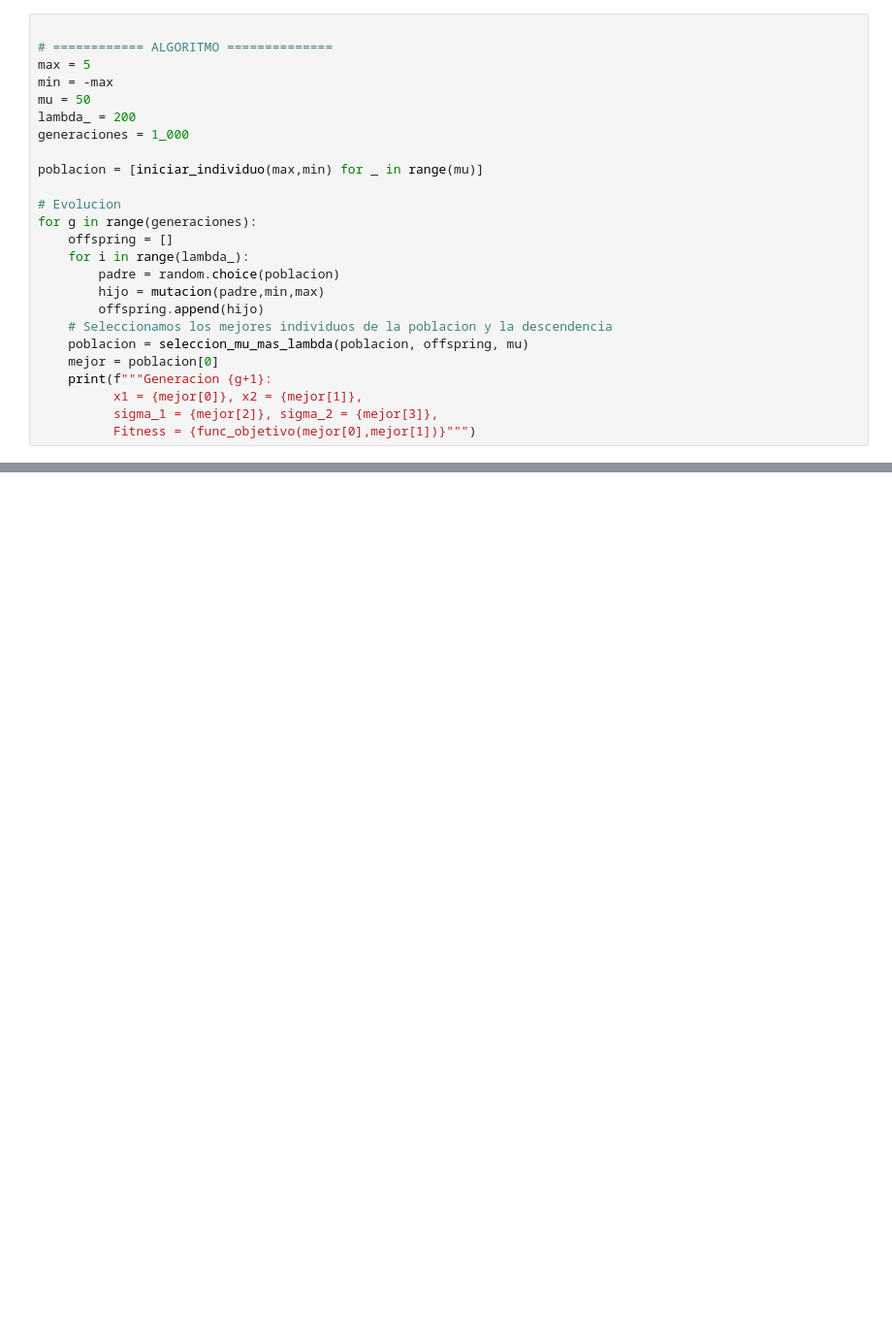
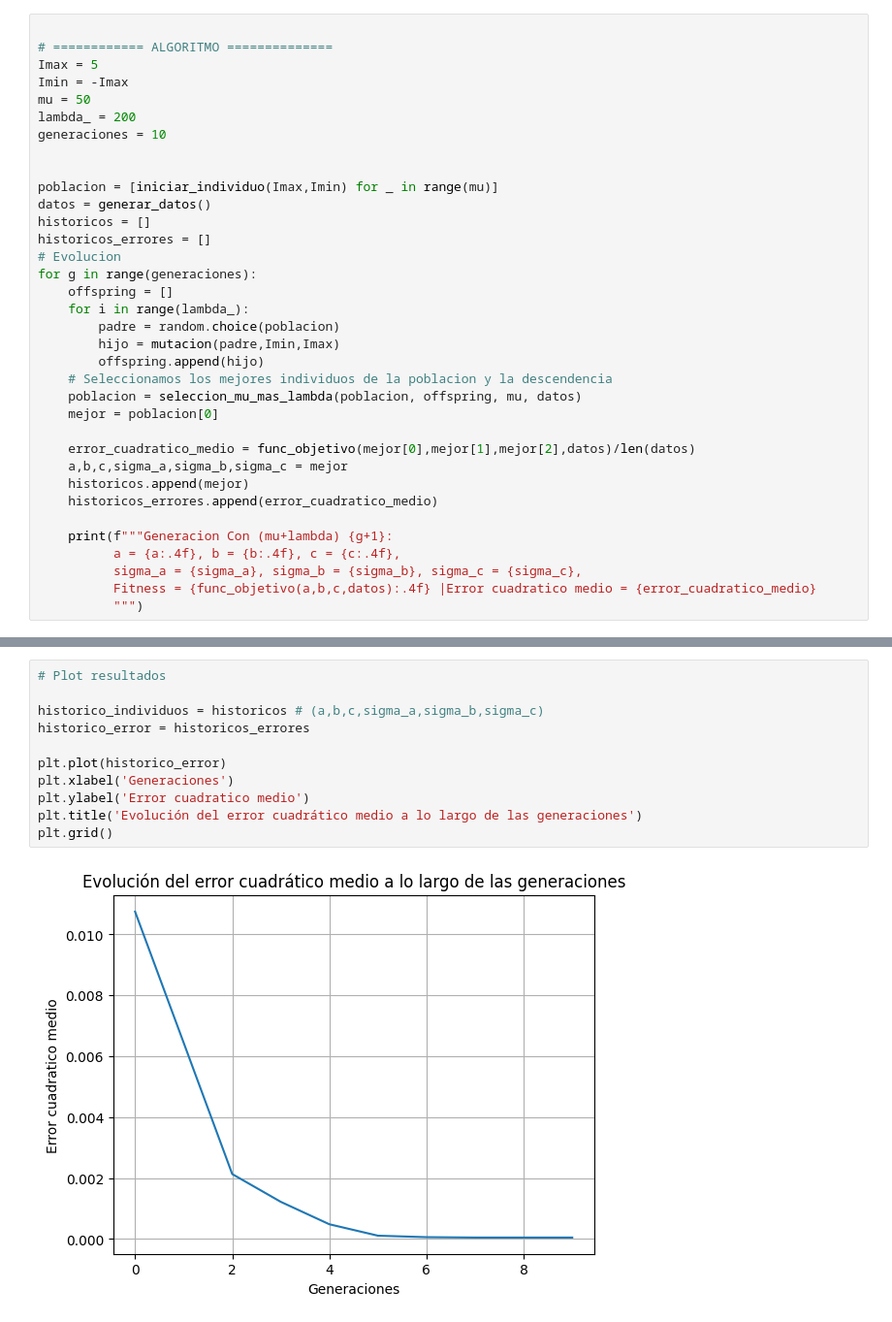
Before and after one commit to Seikened/semestre_v, a Jupyter notebook: algoritmos_bioinspirados/velucion_adaptativa.ipynb, the cells around one changed output, grey strips where cells are left out. Shown at 97% size. Cells and saved outputs as stored; diff of their text form; blank space fills up the shorter version.

```diff
--- a/algoritmos_bioinspirados/velucion_adaptativa.ipynb
+++ b/algoritmos_bioinspirados/velucion_adaptativa.ipynb
@@ -62,26 +79,36 @@ def seleccion_mu_mas_lambda(padres,hijos,mu):
 # %%
 
 # ============ ALGORITMO ==============
-max = 5
-min = -max
+Imax = 5
+Imin = -Imax
 mu = 50
 lambda_ = 200
-generaciones = 1_000
+generaciones = 10
 
-poblacion = [iniciar_individuo(max,min) for _ in range(mu)]
 
+poblacion = [iniciar_individuo(Imax,Imin) for _ in range(mu)]
+datos = generar_datos()
+historicos = []
+historicos_errores = []
 # Evolucion
 for g in range(generaciones):
     offspring = []
     for i in range(lambda_):
         padre = random.choice(poblacion)
-        hijo = mutacion(padre,min,max)
+        hijo = mutacion(padre,Imin,Imax)
         offspring.append(hijo)
     # Seleccionamos los mejores individuos de la poblacion y la descendencia
-    poblacion = seleccion_mu_mas_lambda(poblacion, offspring, mu)
+    poblacion = seleccion_mu_mas_lambda(poblacion, offspring, mu, datos)
     mejor = poblacion[0]
-    print(f"""Generacion {g+1}:
-          x1 = {mejor[0]}, x2 = {mejor[1]},
-          sigma_1 = {mejor[2]}, sigma_2 = {mejor[3]},
-          Fitness = {func_objetivo(mejor[0],mejor[1])}""")
+
+    error_cuadratico_medio = func_objetivo(mejor[0],mejor[1],mejor[2],datos)/len(datos)
+    a,b,c,sigma_a,sigma_b,sigma_c = mejor
+    historicos.append(mejor)
+    historicos_errores.append(error_cuadratico_medio)
+
+    print(f"""Generacion Con (mu+lambda) {g+1}:
+          a = {a:.4f}, b = {b:.4f}, c = {c:.4f},
+          sigma_a = {sigma_a}, sigma_b = {sigma_b}, sigma_c = {sigma_c},
+          Fitness = {func_objetivo(a,b,c,datos):.4f} |Error cuadratico medio = {error_cuadratico_medio}
+          """)
 # %% [output]
@@ -104,0 +132,13 @@ Generacion 1000:
+# %%
+# Plot resultados
+
+historico_individuos = historicos # (a,b,c,sigma_a,sigma_b,sigma_c)
+historico_error = historicos_errores
+
+plt.plot(historico_error)
+plt.xlabel('Generaciones')
+plt.ylabel('Error cuadratico medio')
+plt.title('Evolución del error cuadrático medio a lo largo de las generaciones')
+plt.grid()
+# %% [output]
+[figure, added]
```
Also changed, not shown: parts of 11 cells of this notebook.
